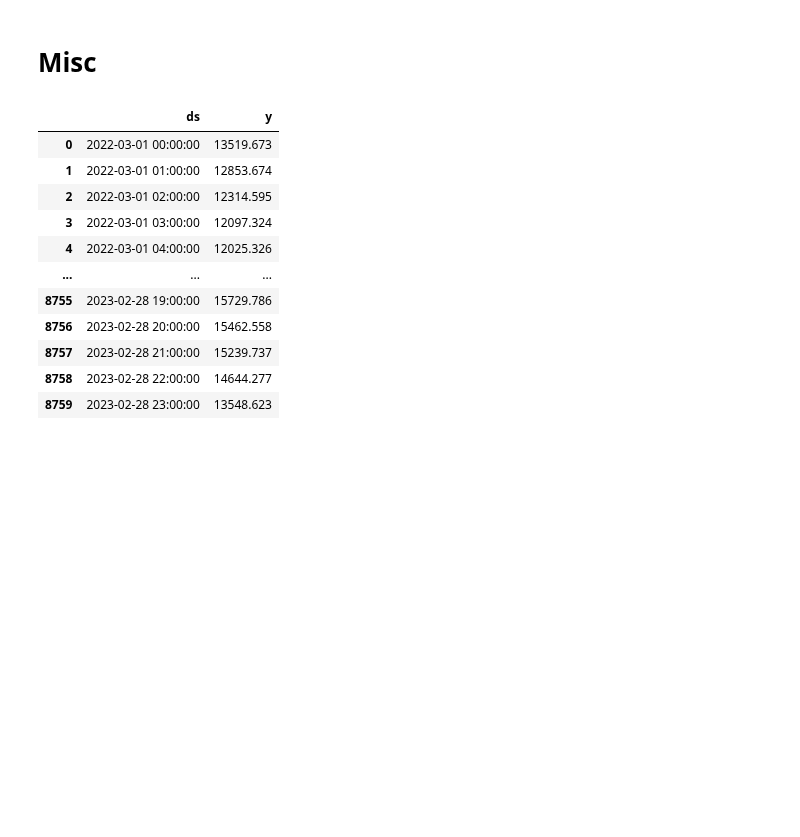
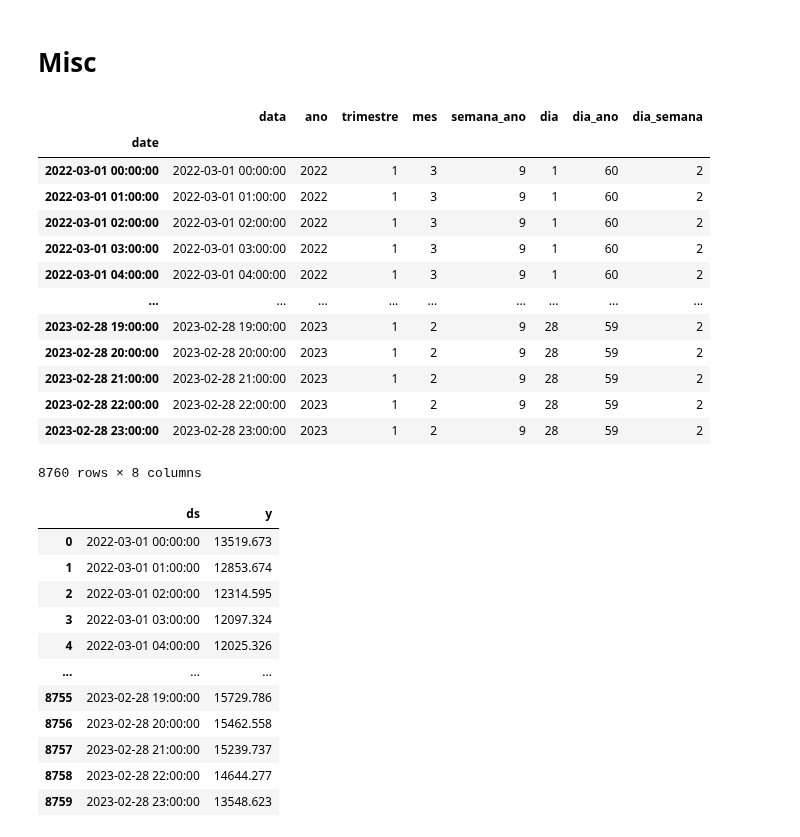
Before and after one commit to matheus-vizzotto/load_forecasting, a Jupyter notebook: src/model_tests.ipynb, the cells around one changed output. Saved outputs shown, nothing was run; the diff lists cells and outputs as text; code cells hidden in the pictures; blank space fills up the shorter version.

```diff
--- a/src/model_tests.ipynb
+++ b/src/model_tests.ipynb
@@ -440,6 +440,49 @@ def holt_winters_model(data: pd.Series,
 fc = holt_winters_model(data=train, y_col="load_mwmed", horizon=HORIZON, seasonality=24, trend_="add", seasonal_="mul", test=test["load_mwmed"], save_model=True)
 # %% [markdown]
 # Misc
+# %%
+def get_seasonal_components(date_col: pd.Series, frequency="H") -> pd.DataFrame:
+    """_summary_
+
+    Args:
+        date_col (pd.Series): _description_
+
+    Returns:
+        pd.DataFrame: _description_
+    """
+    if isinstance(date_col, pd.core.indexes.datetimes.DatetimeIndex):
+        date_col = date_col.to_series()
+    y = pd.DataFrame()
+    y["data"] = date_col
+    y["ano"] = date_col.dt.year
+    y["trimestre"] = date_col.dt.quarter
+    y["mes"] = date_col.dt.month
+    if (frequency=="d") or (frequency=="H"):
+        y["semana_ano"] = date_col.dt.isocalendar().week
+        y["dia"] = date_col.dt.day
+        y["dia_ano"] = date_col.dt.dayofyear
+        y["dia_semana"] = date_col.dt.weekday + 1    # 1: segunda-feira; 7: domingo
+    if frequency=="H":
+        y["hora"] = date_col.dt.hour
+    #y["apagao"] = date_col.dt.year.apply(lambda x: 1 if x in [2001, 2002] else 0) # apagão de 2001 e 2002
+    return y
+# %%
+get_seasonal_components(df_load.index, frequency="d")
+# %% [output]
+|  | data | ano | trimestre | mes | semana_ano | dia | dia_ano | dia_semana |
+| date |  |  |  |  |  |  |  |  |
+| 2022-03-01 00:00:00 | 2022-03-01 00:00:00 | 2022 | 1 | 3 | 9 | 1 | 60 | 2 |
+| 2022-03-01 01:00:00 | 2022-03-01 01:00:00 | 2022 | 1 | 3 | 9 | 1 | 60 | 2 |
+| 2022-03-01 02:00:00 | 2022-03-01 02:00:00 | 2022 | 1 | 3 | 9 | 1 | 60 | 2 |
+| 2022-03-01 03:00:00 | 2022-03-01 03:00:00 | 2022 | 1 | 3 | 9 | 1 | 60 | 2 |
+| 2022-03-01 04:00:00 | 2022-03-01 04:00:00 | 2022 | 1 | 3 | 9 | 1 | 60 | 2 |
+| ... | ... | ... | ... | ... | ... | ... | ... | ... |
+| 2023-02-28 19:00:00 | 2023-02-28 19:00:00 | 2023 | 1 | 2 | 9 | 28 | 59 | 2 |
+| 2023-02-28 20:00:00 | 2023-02-28 20:00:00 | 2023 | 1 | 2 | 9 | 28 | 59 | 2 |
+| 2023-02-28 21:00:00 | 2023-02-28 21:00:00 | 2023 | 1 | 2 | 9 | 28 | 59 | 2 |
+| 2023-02-28 22:00:00 | 2023-02-28 22:00:00 | 2023 | 1 | 2 | 9 | 28 | 59 | 2 |
+| 2023-02-28 23:00:00 | 2023-02-28 23:00:00 | 2023 | 1 | 2 | 9 | 28 | 59 | 2 |
+8760 rows × 8 columns
 # %%
 class SerieTemporal:
     """Classe para armazenar informações da série temporal.
```
Also changed, not shown: parts of 4 cells of this notebook, 4 other files.
